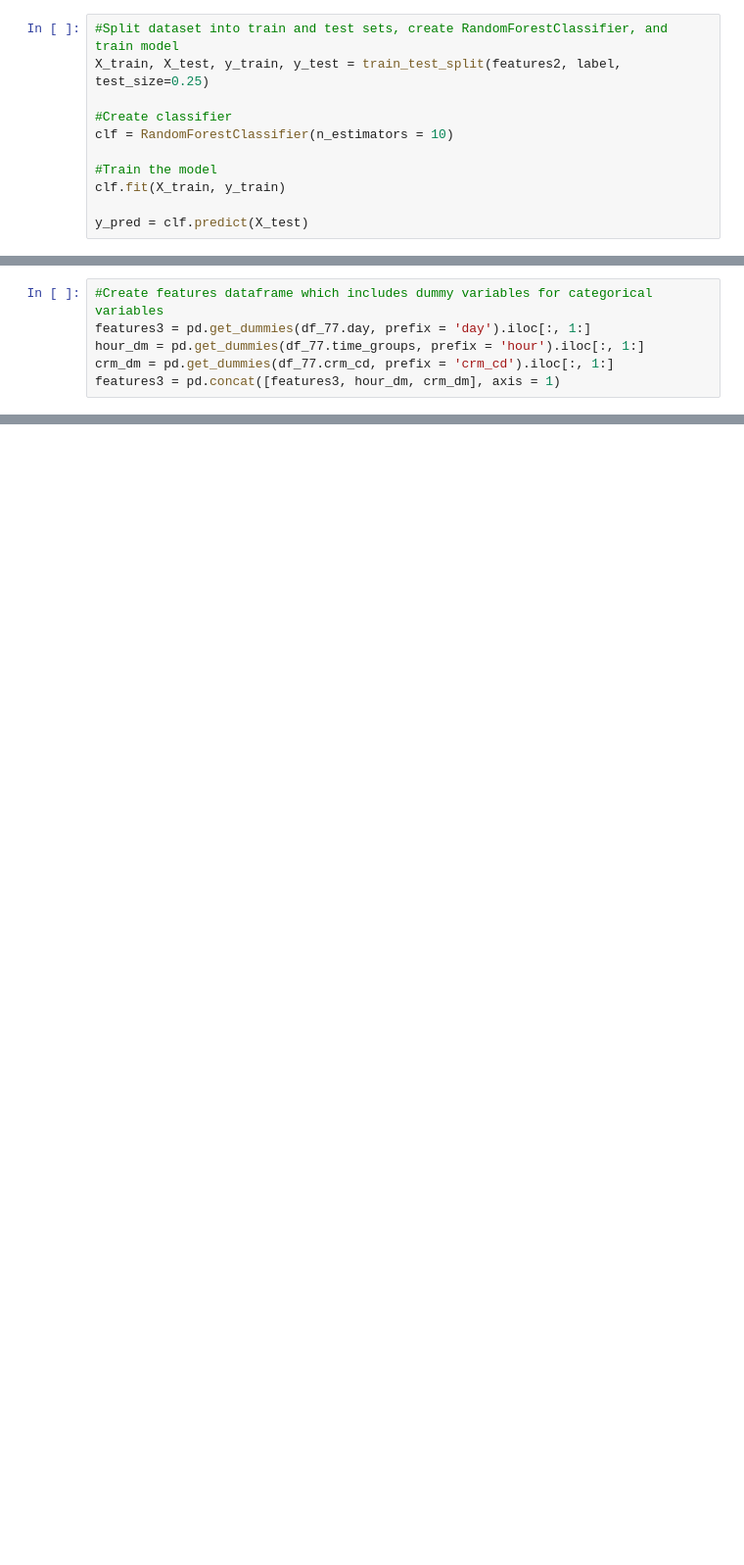
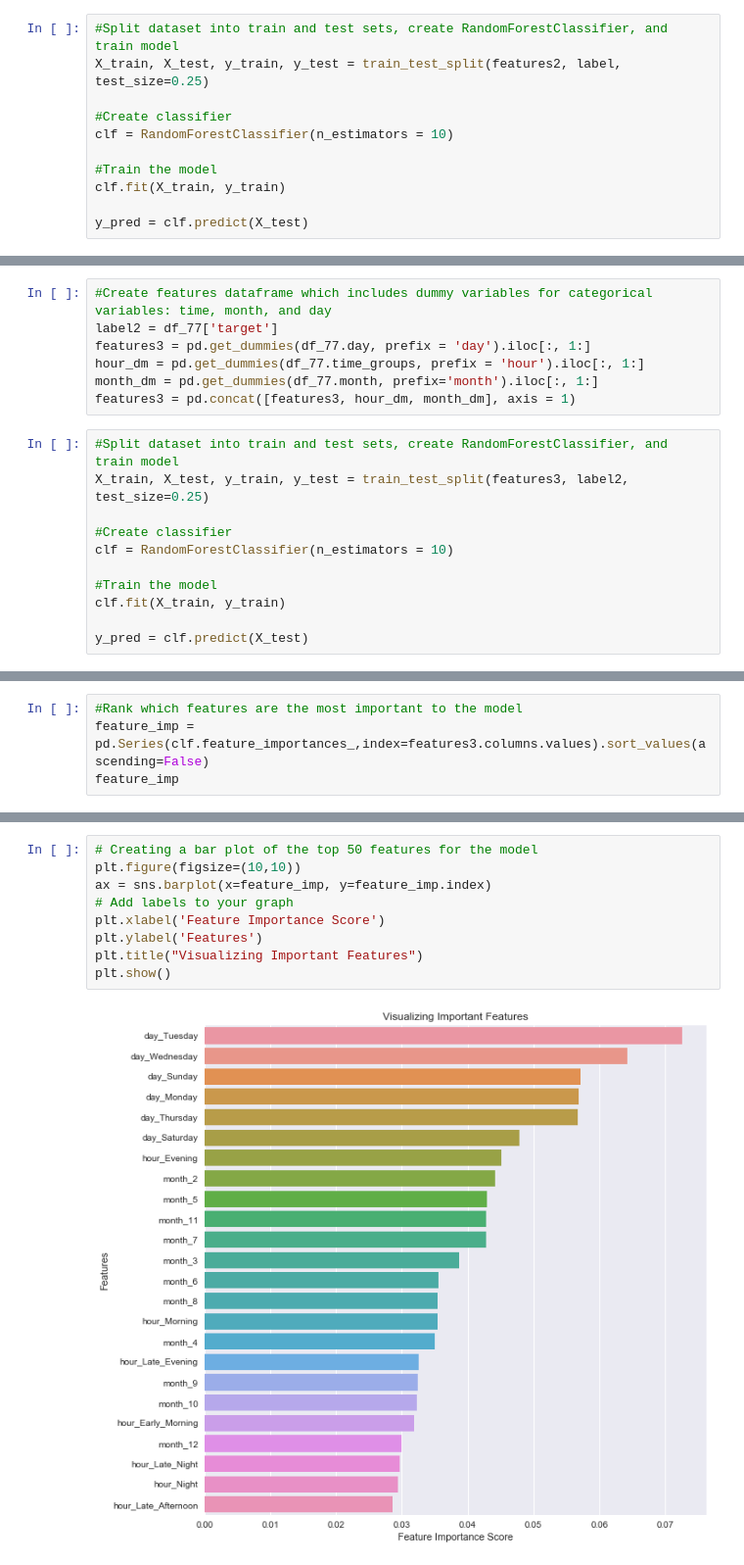
Before and after one commit to jbdave112/Springboard, a Jupyter notebook: Capstone_Project/Capstone_Project.ipynb, the cells around one changed output, grey strips where cells are left out. Shown: that part at 98% size. Drawn from its saved outputs; the diff is of its cells as text; blank space fills up the shorter version.

```diff
--- a/Capstone_Project/Capstone_Project.ipynb
+++ b/Capstone_Project/Capstone_Project.ipynb
@@ -479 +464,19 @@ y_pred = clf.predict(X_test)
+# %%
+#Create features dataframe which includes dummy variables for categorical variables: time, month, and day
+label2 = df_77['target']
+features3 = pd.get_dummies(df_77.day, prefix = 'day').iloc[:, 1:]
+hour_dm = pd.get_dummies(df_77.time_groups, prefix = 'hour').iloc[:, 1:]
+month_dm = pd.get_dummies(df_77.month, prefix='month').iloc[:, 1:]
+features3 = pd.concat([features3, hour_dm, month_dm], axis = 1)
+# %%
+#Split dataset into train and test sets, create RandomForestClassifier, and train model
+X_train, X_test, y_train, y_test = train_test_split(features3, label2, test_size=0.25)
+
+#Create classifier
+clf = RandomForestClassifier(n_estimators = 10)
+
+#Train the model
+clf.fit(X_train, y_train)
+
+y_pred = clf.predict(X_test)
 # %%
@@ -485,6 +486,0 @@ df_77 = crime_df[crime_df['area_id']=='12']
-# %%
-#Create features dataframe which includes dummy variables for categorical variables
-features3 = pd.get_dummies(df_77.day, prefix = 'day').iloc[:, 1:]
-hour_dm = pd.get_dummies(df_77.time_groups, prefix = 'hour').iloc[:, 1:]
-crm_dm = pd.get_dummies(df_77.crm_cd, prefix = 'crm_cd').iloc[:, 1:]
-features3 = pd.concat([features3, hour_dm, crm_dm], axis = 1)
@@ -504,0 +487,4 @@ Accuracy: 0.3062018036857927
+# %%
+#Rank which features are the most important to the model
+feature_imp = pd.Series(clf.feature_importances_,index=features3.columns.values).sort_values(ascending=False)
+feature_imp
@@ -504,0 +509,11 @@ Accuracy: 0.3062018036857927
+# %%
+# Creating a bar plot of the top 50 features for the model
+plt.figure(figsize=(10,10))
+ax = sns.barplot(x=feature_imp, y=feature_imp.index)
+# Add labels to your graph
+plt.xlabel('Feature Importance Score')
+plt.ylabel('Features')
+plt.title("Visualizing Important Features")
+plt.show()
+# %% [output]
+[figure, added]
```
Also changed, not shown: parts of 34 cells of this notebook.
